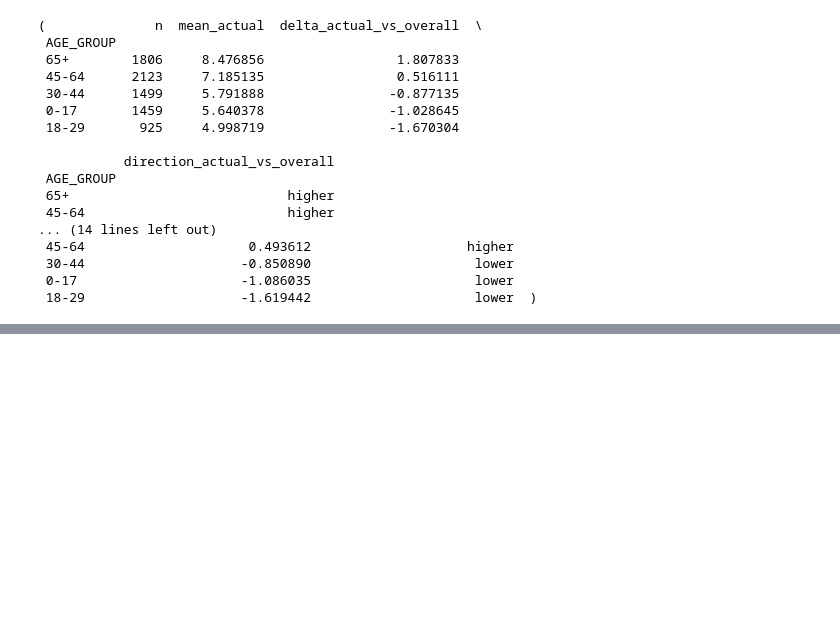
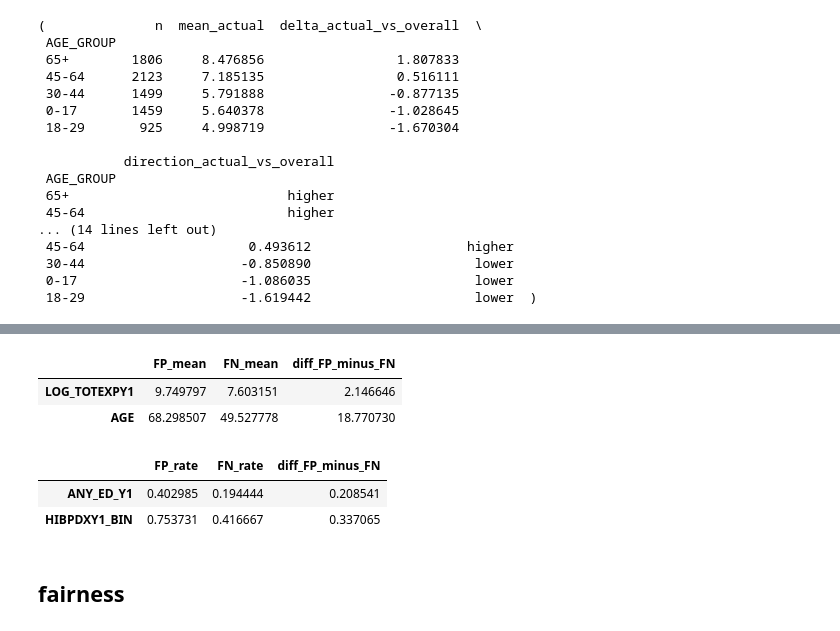
Before and after one commit to WenxiGu/Thesis-project-MEPS, a Jupyter notebook: notebooks/04_Model Predictions.ipynb, the cells around one changed output, grey strips where cells are left out. Cells and saved outputs as stored; diff of their text form; code cells hidden in the pictures; blank space fills up the shorter version.

```diff
--- a/notebooks/04_Model Predictions.ipynb
+++ b/notebooks/04_Model Predictions.ipynb
@@ -2676,0 +2802,31 @@ act_age, pred_age
+# %%
+fp = df_ip_err[df_ip_err["error_type"]=="FP"]
+fn = df_ip_err[df_ip_err["error_type"]=="FN"]
+
+# 1) numeric mean comparison
+num_cols_small = ["LOG_TOTEXPY1", "AGE"]
+num_cmp = pd.DataFrame({
+    "FP_mean": fp[num_cols_small].mean(numeric_only=True),
+    "FN_mean": fn[num_cols_small].mean(numeric_only=True),
+})
+num_cmp["diff_FP_minus_FN"] = num_cmp["FP_mean"] - num_cmp["FN_mean"]
+num_cmp
+# %% [output]
+|  | FP_mean | FN_mean | diff_FP_minus_FN |
+| LOG_TOTEXPY1 | 9.749797 | 7.603151 | 2.146646 |
+| AGE | 68.298507 | 49.527778 | 18.770730 |
+# %%
+# 2) binary rate comparison (mean of 0/1)
+bin_cols_small = ["ANY_ED_Y1", "HIBPDXY1_BIN"]
+bin_cmp = pd.DataFrame({
+    "FP_rate": fp[bin_cols_small].mean(numeric_only=True),
+    "FN_rate": fn[bin_cols_small].mean(numeric_only=True),
+})
+bin_cmp["diff_FP_minus_FN"] = bin_cmp["FP_rate"] - bin_cmp["FN_rate"]
+bin_cmp
+# %% [output]
+|  | FP_rate | FN_rate | diff_FP_minus_FN |
+| ANY_ED_Y1 | 0.402985 | 0.194444 | 0.208541 |
+| HIBPDXY1_BIN | 0.753731 | 0.416667 | 0.337065 |
+# %% [markdown]
+## fairness
```
Also changed, not shown: parts of 20 cells of this notebook, 6 other files.
